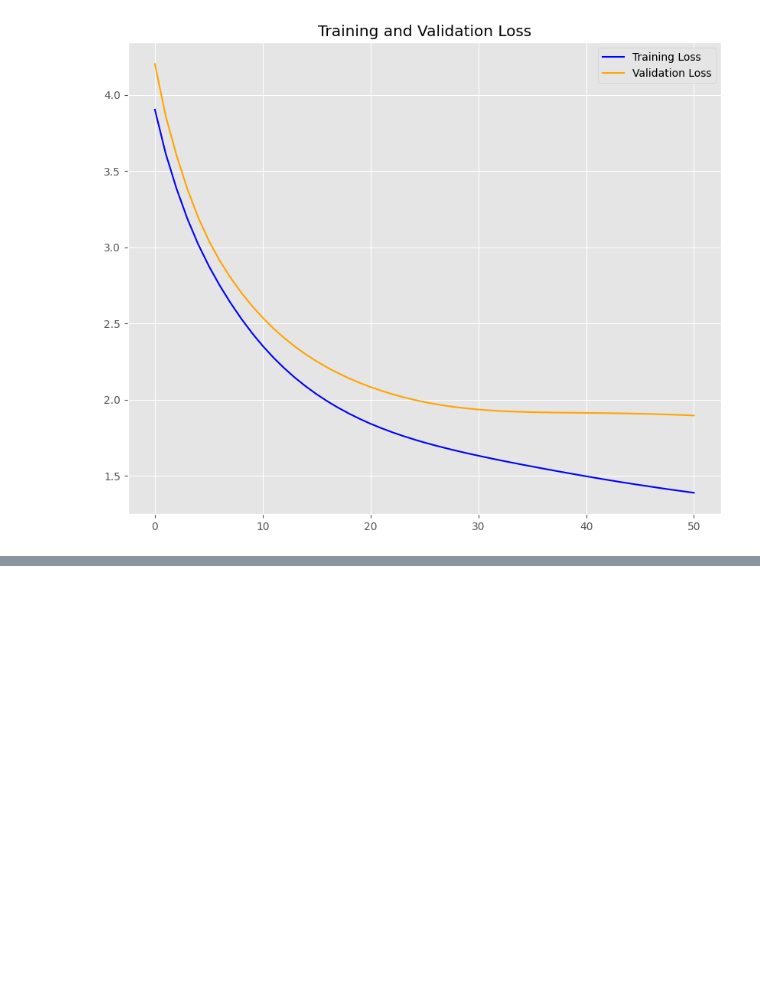
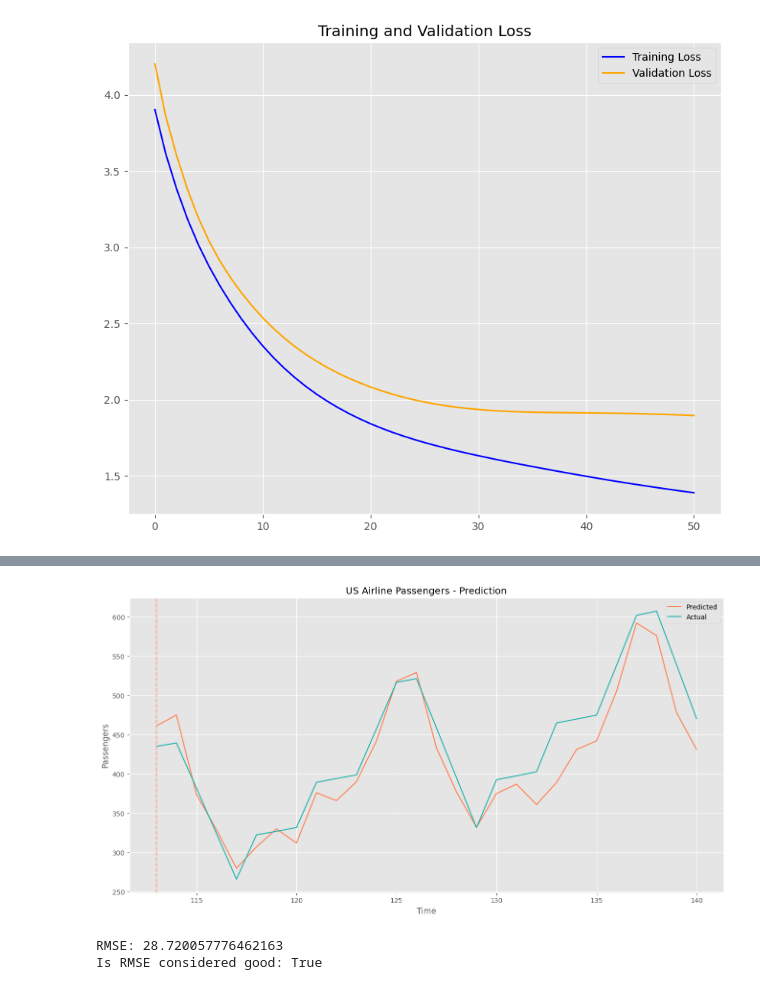
Before and after one commit to baobuiquang/ParallelLSTM, a Jupyter notebook: LSTM.ipynb, the cells around one changed output, grey strips where cells are left out. Drawn from its saved outputs; the diff is of its cells as text; code cells hidden in the pictures; blank space fills up the shorter version.

```diff
--- a/LSTM.ipynb
+++ b/LSTM.ipynb
@@ -1685,3 +1711,27 @@ plt.show()
+# %%
+plt.figure(figsize=(16, 8))
+plt.plot(actual_and_predicted['Actual'], label='Predicted', color='Coral')
+plt.plot(actual_and_predicted['Predicted'], label='Actual', color = 'LightSeaGreen')
+plt.xlabel('Time')
+plt.ylabel('Passengers')
+plt.title('US Airline Passengers - Prediction')
+plt.axvline(x = int(prediction_start * len(df)) - 1, linestyle='--', color='LightSalmon')
+plt.legend()
+plt.show()
+# %% [output]
+[figure, added]
+# %%
+# Determines if the RMSE is considered good based on the rule:
+# RMSE should be less than 10% of the range or standard deviation of the target variable.
+
+rmse = calculate_rmse(actual_and_predicted['Predicted'], actual_and_predicted['Actual'])
+is_good = is_rmse_good(rmse, actual_and_predicted['Actual'])
+
+print("RMSE:", rmse)
+print("Is RMSE considered good:", is_good)
+# %% [output]
+RMSE: 28.720057776462163
+Is RMSE considered good: True
 # %% [markdown]
 # Conclusion
 
```
Also changed, not shown: parts of 12 cells of this notebook.
